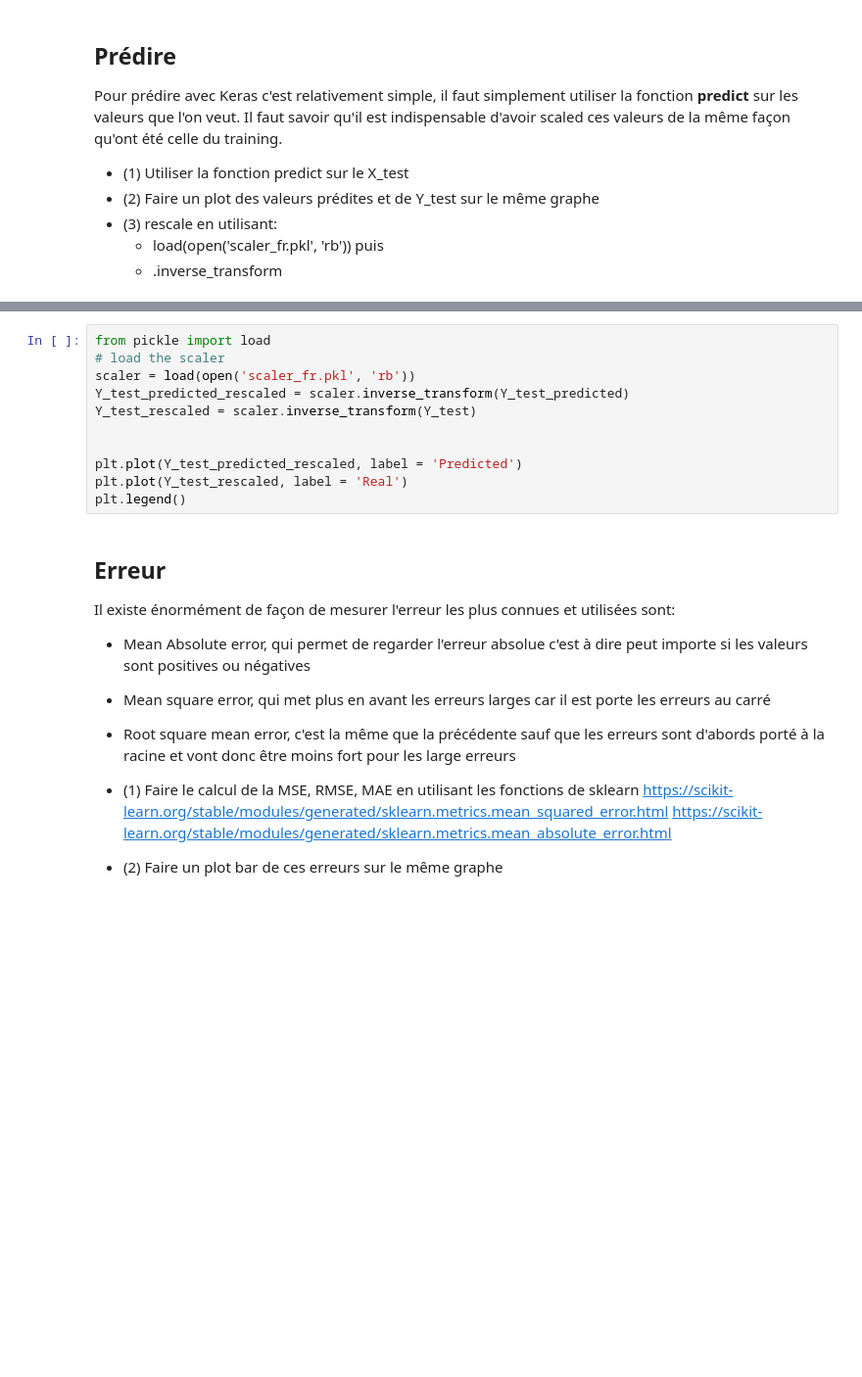
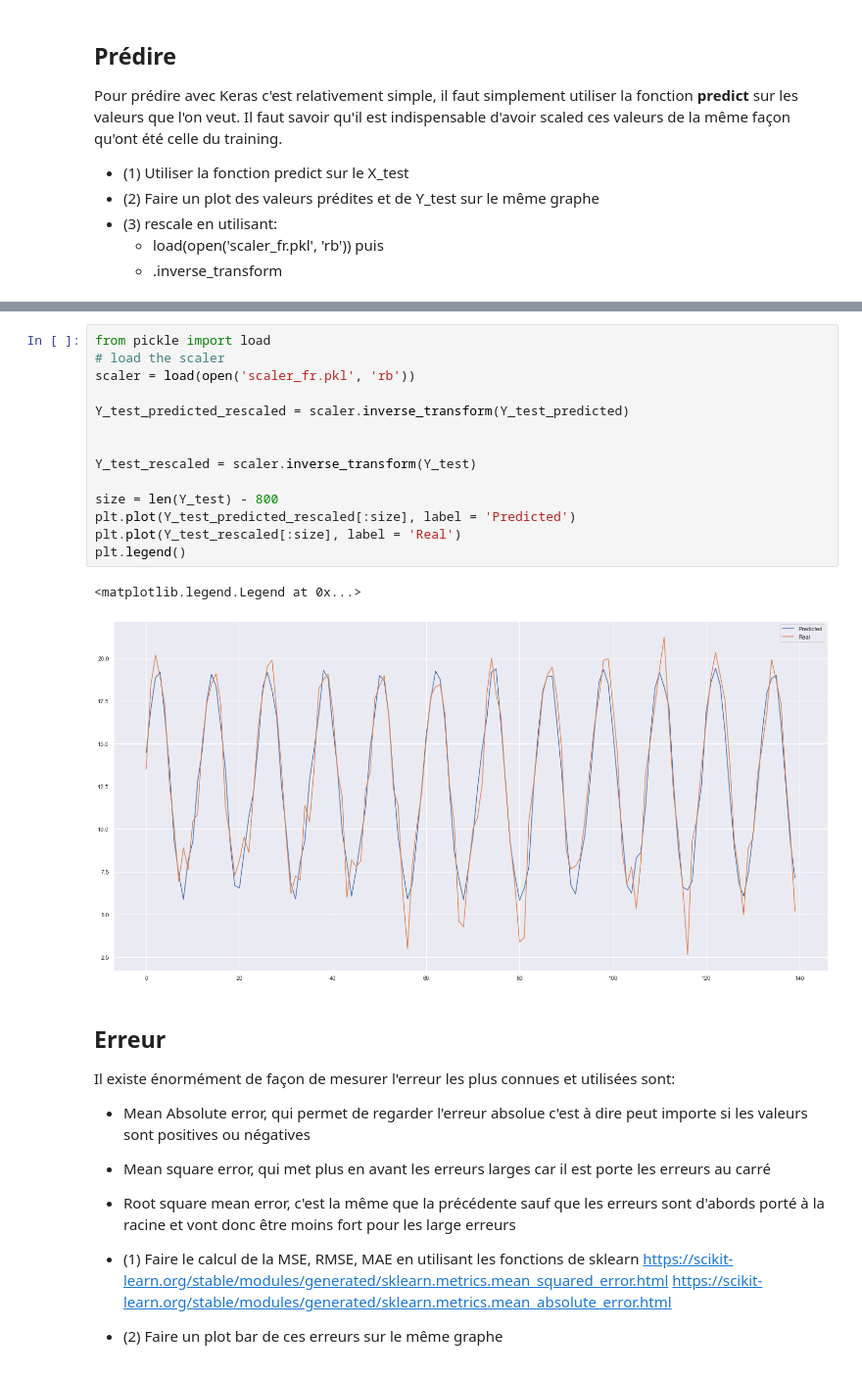
Before and after one commit to Antoine07/dia01, a Jupyter notebook: Part12_AI/02_Creation_de_model_correction.ipynb, the cells around one changed output, grey strips where cells are left out. Shown at 98% size. Drawn from its saved outputs; the diff is of its cells as text; blank space fills up the shorter version.

```diff
--- a/Part12_AI/02_Creation_de_model_correction.ipynb
+++ b/Part12_AI/02_Creation_de_model_correction.ipynb
@@ -636,14 +698,20 @@ plt.legend()
 # %%
 from pickle import load
 # load the scaler
 scaler = load(open('scaler_fr.pkl', 'rb'))
+
 Y_test_predicted_rescaled = scaler.inverse_transform(Y_test_predicted)
+
+
 Y_test_rescaled = scaler.inverse_transform(Y_test)
 
-
-plt.plot(Y_test_predicted_rescaled, label = 'Predicted')
-plt.plot(Y_test_rescaled, label = 'Real')
+size = len(Y_test) - 800
+plt.plot(Y_test_predicted_rescaled[:size], label = 'Predicted')
+plt.plot(Y_test_rescaled[:size], label = 'Real')
 plt.legend()
+# %% [output]
+<matplotlib.legend.Legend at 0x...>
+[figure, added]
 # %% [markdown]
 ## Erreur
 Il existe énormément de façon de mesurer l'erreur les plus connues et utilisées sont:
```
Also changed, not shown: parts of 31 cells of this notebook.
